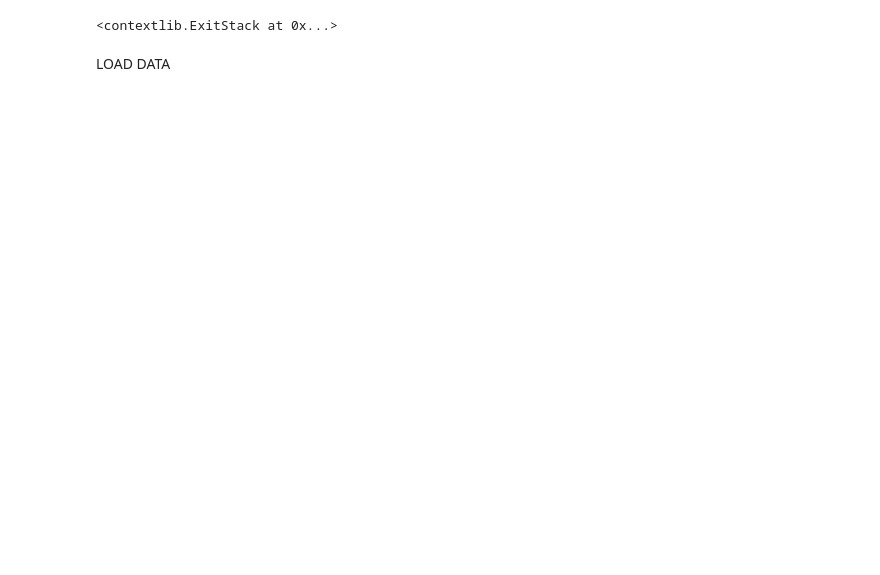
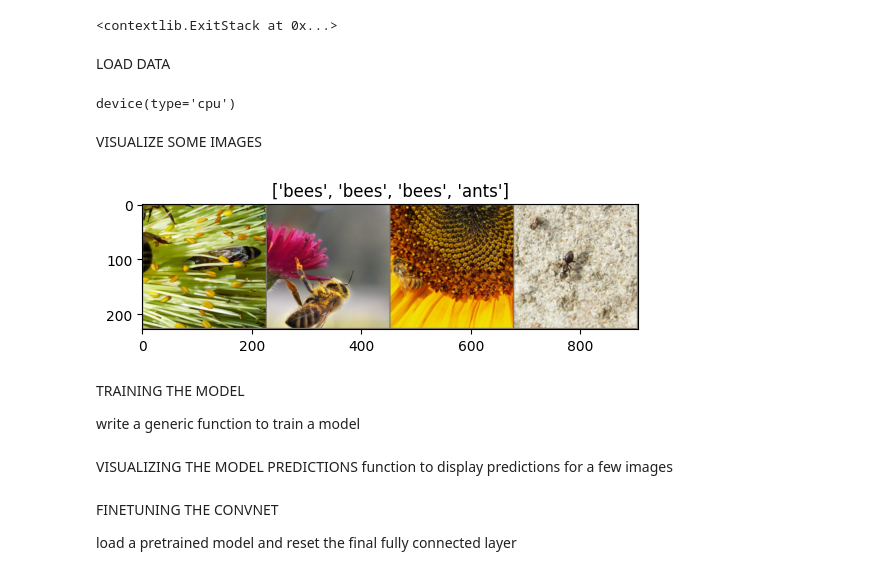
Before and after one commit to andrewbarwise/transfer_learning, a Jupyter notebook: transfer_learning.ipynb, the cells around one changed output. Saved outputs shown, nothing was run; the diff lists cells and outputs as text; code cells hidden in the pictures; blank space fills up the shorter version.

Commit message:
worked up to defining a function to visualize model outputs

```diff
--- a/transfer_learning.ipynb
+++ b/transfer_learning.ipynb
@@ -37,3 +37,43 @@ data_transforms = {
 data_dir = 'data/hymenoptera_data'
 image_datasets = {x: datasets.ImageFolder(os.path.join(data_dir,x), data_transforms[x])
                     for x in ['train','val']}
+
+dataloaders = {x: torch.utils.data.DataLoader(image_datasets[x], batch_size=4, shuffle=True, num_workers=4)
+                    for x in ['train', 'val']}
+
+dataset_sizes = {x:len(image_datasets[x]) for x in ['train','val']}
+
+class_names = image_datasets['train'].classes
+
+device = torch.device("cuda:0" if torch.cuda.is_available() else "cpu")
+# %%
+device
+# %% [output]
+device(type='cpu')
+# %% [markdown]
+VISUALIZE SOME IMAGES
+# %%
+def imshow(inp, title=None):
+    inp = inp.numpy().transpose((1,2,0))
+    mean = np.array([0.485,0.456,0.406])
+    std = np.array([0.229,0.224,0.225])
+    inp = std * inp + mean
+    inp = np.clip(inp, 0, 1)
+    plt.imshow(inp)
+    if title is not None:
+        plt.title(title)
+    plt.pause(0.001)
+
+# get a bunch of training data
+inputs, classes = next(iter(dataloaders['train']))
+
+# make a grid from batch
+out = torchvision.utils.make_grid(inputs)
+
+imshow(out, title=[class_names[x] for x in classes])
+# %% [output]
+[figure, added]
+# %% [markdown]
+TRAINING THE MODEL
+
+write a generic function to train a model
@@ -39,0 +147,3 @@ image_datasets = {x: datasets.ImageFolder(os.path.join(data_dir,x), data_transfo
+# %% [markdown]
+VISUALIZING THE MODEL PREDICTIONS
+function to display predictions for a few images
@@ -39,0 +176,4 @@ image_datasets = {x: datasets.ImageFolder(os.path.join(data_dir,x), data_transfo
+# %% [markdown]
+FINETUNING THE CONVNET
+
+load a pretrained model and reset the final fully connected layer
```
Also changed, not shown: parts of 2 cells of this notebook.
